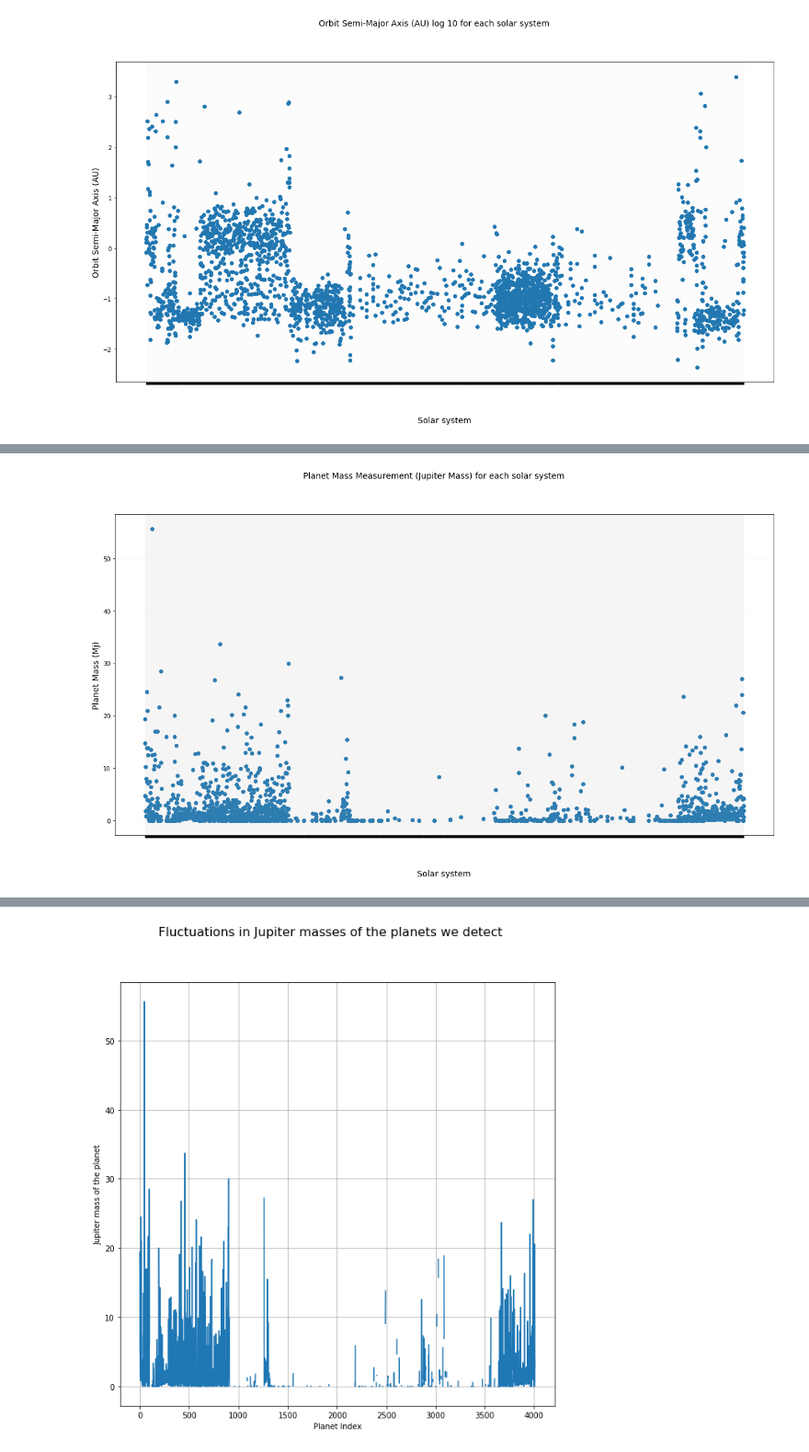
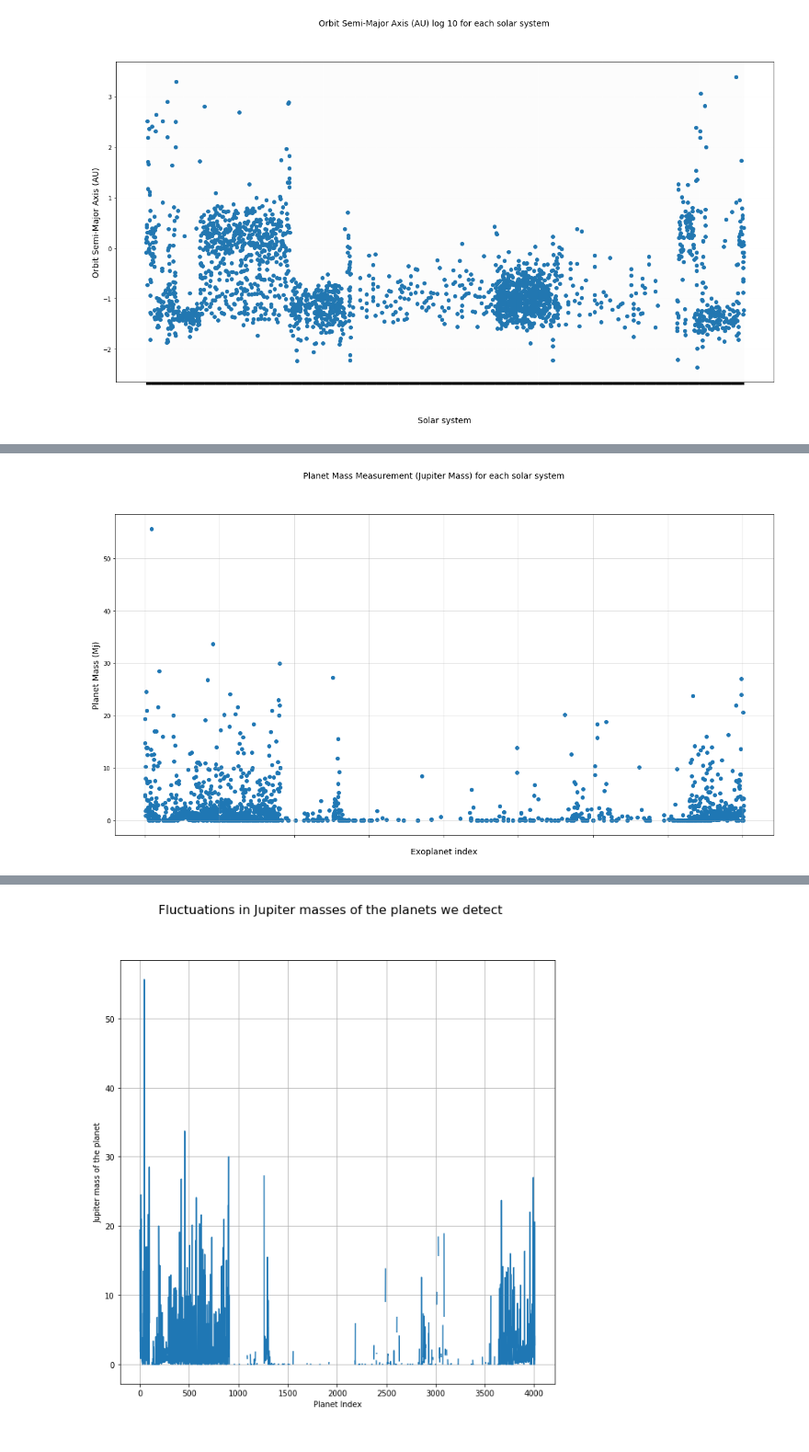
Before and after one commit to coderXmachina2/infographicaGalactica, a Jupyter notebook: scripts/exoPlanetProbing.ipynb, the cells around one changed output, grey strips where cells are left out. Shown: that part at 92% size. Cells and saved outputs as stored; diff of their text form; code cells hidden in the pictures.

```diff
--- a/scripts/exoPlanetProbing.ipynb
+++ b/scripts/exoPlanetProbing.ipynb
@@ -251,21 +254,21 @@ plt.show()
 #now we move on to mass. Provenance is the source of the measurement
 # %%
 fig = plt.figure(figsize=(20,10))
-plt.scatter(data['pl_hostname'], data['pl_bmassj']  )
+plt.scatter(range(len(data)), data['pl_bmassj']  )
 fig.suptitle('Planet Mass Measurement (Jupiter Mass) for each solar system', fontsize=14)
-plt.xlabel('Solar system', fontsize=14)
+plt.xlabel('Exoplanet index', fontsize=14)
 plt.ylabel('Planet Mass (Mj)', fontsize=14)
 
 #plt.yticks(np.arange(-5, 140, step=20))
 plt.xticks(rotation=45, fontsize=4, alpha = 0.0001)
 #plt.text(0,95, "Edge On", fontsize = 10)
 
 #plt.text(0,0, "Edge On", fontsize = 10)
 
-plt.grid(alpha = 0.05)
+plt.grid(alpha = 0.5)
 plt.savefig('/Users/ultra/Desktop/theJects/infographicaGalactica/Vissies/planet_mass_measure.png')
 plt.show()
 # %% [output]
-[figure, old version]
+[figure, new version]
 # %%
 fig = plt.figure(figsize=(20,10))
```
Also changed, not shown: parts of 3 cells of this notebook, 12 other files.
